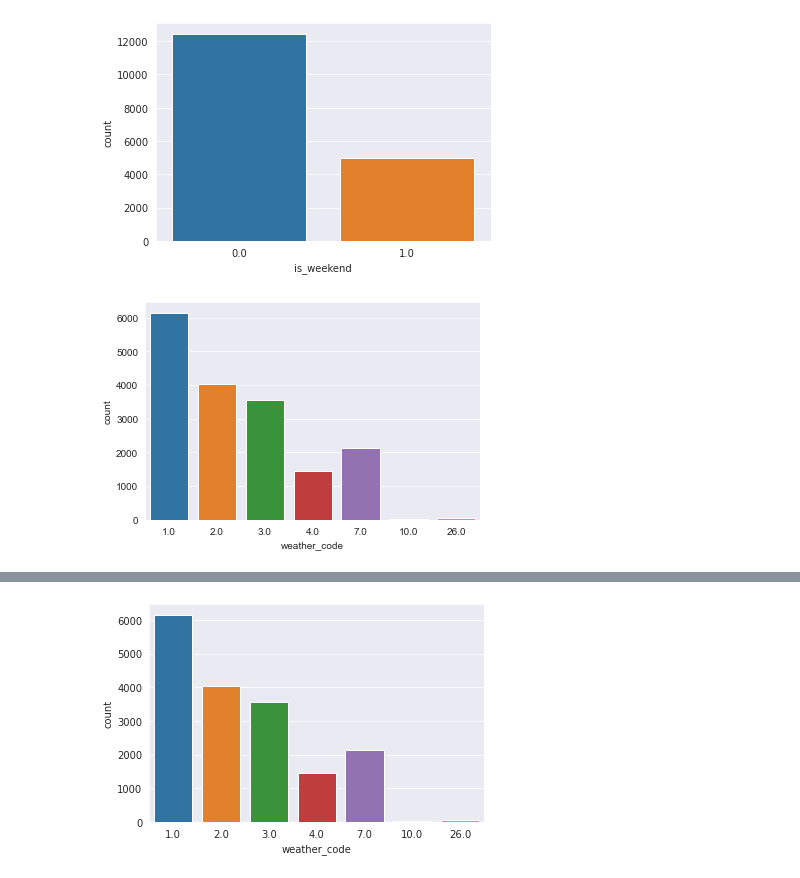
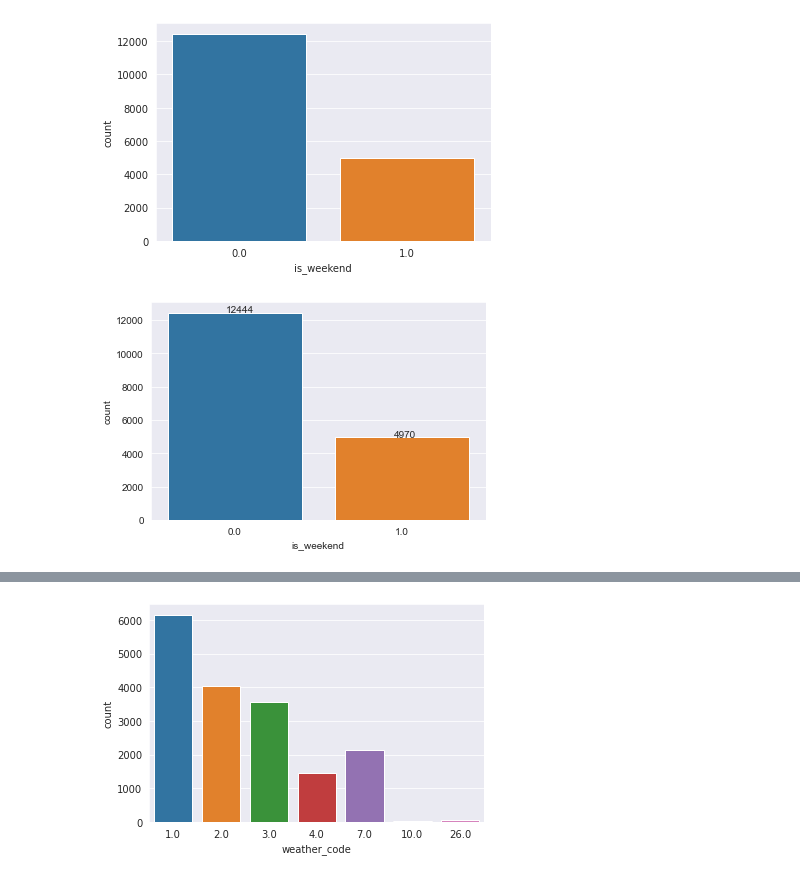
Before and after one commit to mehmetfatihdata/demo_repo, a Jupyter notebook: Assigments/Assigment-5.ipynb, the cells around one changed output, grey strips where cells are left out. Cells and saved outputs as stored; diff of their text form; code cells hidden in the pictures.

Commit message:
Bike Demand Visualization Project

```diff
--- a/Assigments/Assigment-5.ipynb
+++ b/Assigments/Assigment-5.ipynb
@@ -144,7 +145,9 @@ sns.countplot(data= df, x = 'is_weekend');
 # is_weekend
 # %% [output]
 [figure]
-# %%
-sns.countplot(data= df, x = 'weather_code');
-# %% [output]
-[figure, removed]
+# %%
+ax = sns.countplot("is_weekend", data=df);
+for p in ax.patches:
+    ax.annotate((p.get_height()), (p.get_x()+0.35, p.get_height()+20));
+# %% [output]
+[figure, added]
```
Also changed, not shown: parts of 33 cells of this notebook.
